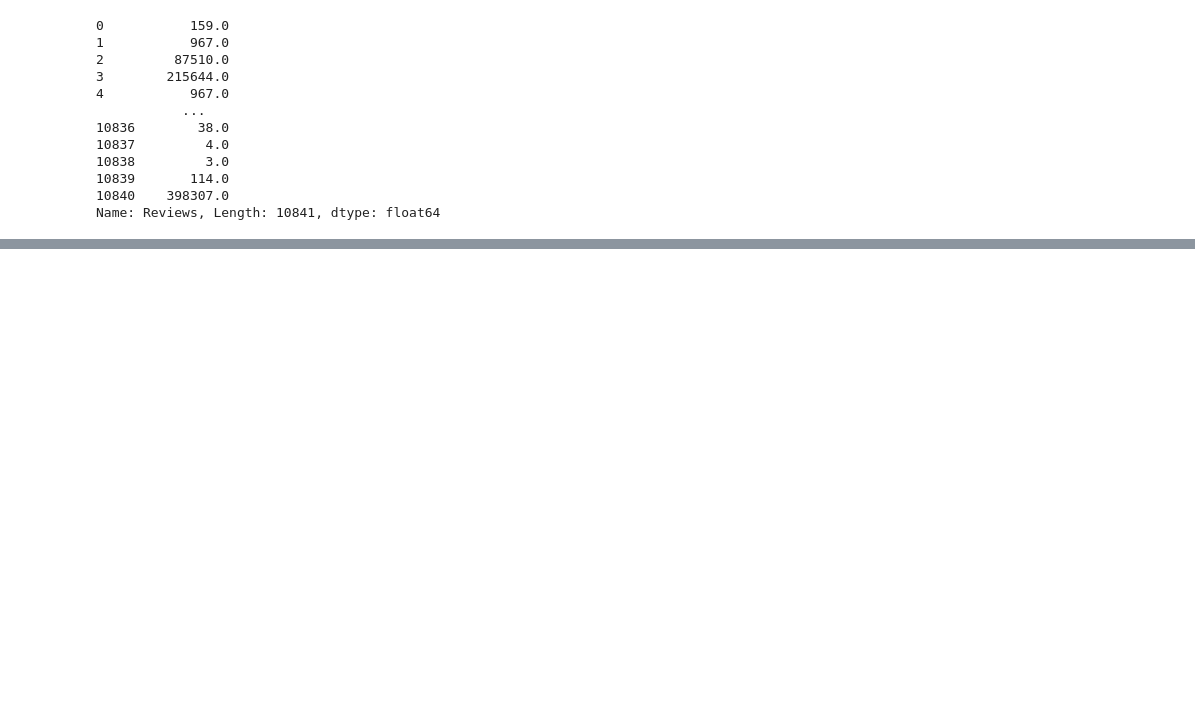
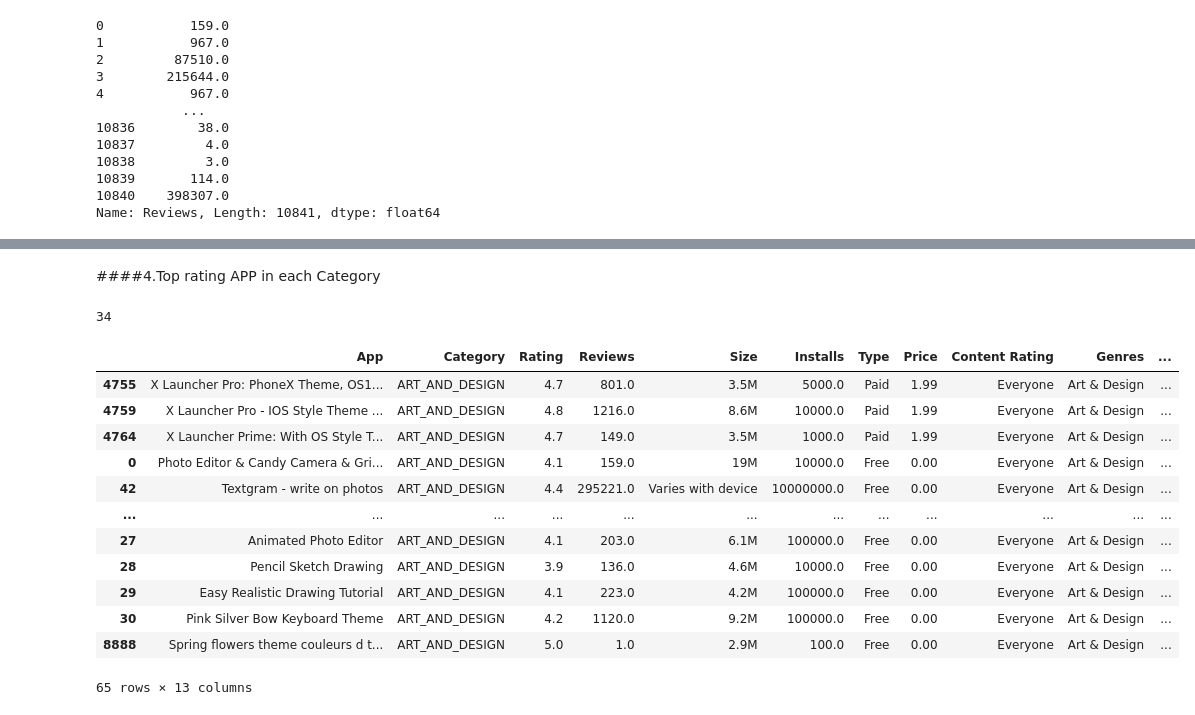
Before and after one commit to Rajashekar-Anumalla/PlayStoreAppReview_DataWrangling, a Jupyter notebook: Play_Store_App_Review_Analysis_Capstone_Project.ipynb, the cells around one changed output, grey strips where cells are left out. Cells and saved outputs as stored; diff of their text form; code cells hidden in the pictures; blank space fills up the shorter version.

```diff
--- a/Play_Store_App_Review_Analysis_Capstone_Project.ipynb
+++ b/Play_Store_App_Review_Analysis_Capstone_Project.ipynb
@@ -283,0 +353,38 @@ df_copy.groupby('Category',as_index=False)['Rating'].mean()
+# %% [markdown]
+####4.Top rating APP in each Category
+# %%
+list_cate = [x for x in df_1['Category']]
+list_cate[0]
+
+print(len(list_cate))
+# top_rated_App = []
+
+# for i in list_cate:
+#   p = df_copy[df_copy['Category'] == df_copy[i]]
+#   ap =
+#   top_rated_App.append(ap)
+
+# # top_App_list = [df_copy[df_copy[x]]['App'] for x in list_cate]
+
+# print(top_App_list)
+
+p = df_copy[df_copy['Category']==list_cate[0]]
+p.sort_values(['Price'],ascending = False)
+
+
+# df_copy[df_copy['Rating']== p]
+# %% [output]
+34
+|  | App | Category | Rating | Reviews | Size | Installs | Type | Price | Content Rating | Genres | ... |
+| 4755 | X Launcher Pro: PhoneX Theme, OS1... | ART_AND_DESIGN | 4.7 | 801.0 | 3.5M | 5000.0 | Paid | 1.99 | Everyone | Art & Design | ... |
+| 4759 | X Launcher Pro - IOS Style Theme ... | ART_AND_DESIGN | 4.8 | 1216.0 | 8.6M | 10000.0 | Paid | 1.99 | Everyone | Art & Design | ... |
+| 4764 | X Launcher Prime: With OS Style T... | ART_AND_DESIGN | 4.7 | 149.0 | 3.5M | 1000.0 | Paid | 1.99 | Everyone | Art & Design | ... |
+| 0 | Photo Editor & Candy Camera & Gri... | ART_AND_DESIGN | 4.1 | 159.0 | 19M | 10000.0 | Free | 0.00 | Everyone | Art & Design | ... |
+| 42 | Textgram - write on photos | ART_AND_DESIGN | 4.4 | 295221.0 | Varies with device | 10000000.0 | Free | 0.00 | Everyone | Art & Design | ... |
+| ... | ... | ... | ... | ... | ... | ... | ... | ... | ... | ... | ... |
+| 27 | Animated Photo Editor | ART_AND_DESIGN | 4.1 | 203.0 | 6.1M | 100000.0 | Free | 0.00 | Everyone | Art & Design | ... |
+| 28 | Pencil Sketch Drawing | ART_AND_DESIGN | 3.9 | 136.0 | 4.6M | 10000.0 | Free | 0.00 | Everyone | Art & Design | ... |
+| 29 | Easy Realistic Drawing Tutorial | ART_AND_DESIGN | 4.1 | 223.0 | 4.2M | 100000.0 | Free | 0.00 | Everyone | Art & Design | ... |
+| 30 | Pink Silver Bow Keyboard Theme | ART_AND_DESIGN | 4.2 | 1120.0 | 9.2M | 100000.0 | Free | 0.00 | Everyone | Art & Design | ... |
+| 8888 | Spring flowers theme couleurs d t... | ART_AND_DESIGN | 5.0 | 1.0 | 2.9M | 100.0 | Free | 0.00 | Everyone | Art & Design | ... |
+65 rows × 13 columns
```
Also changed, not shown: parts of 11 cells of this notebook.
